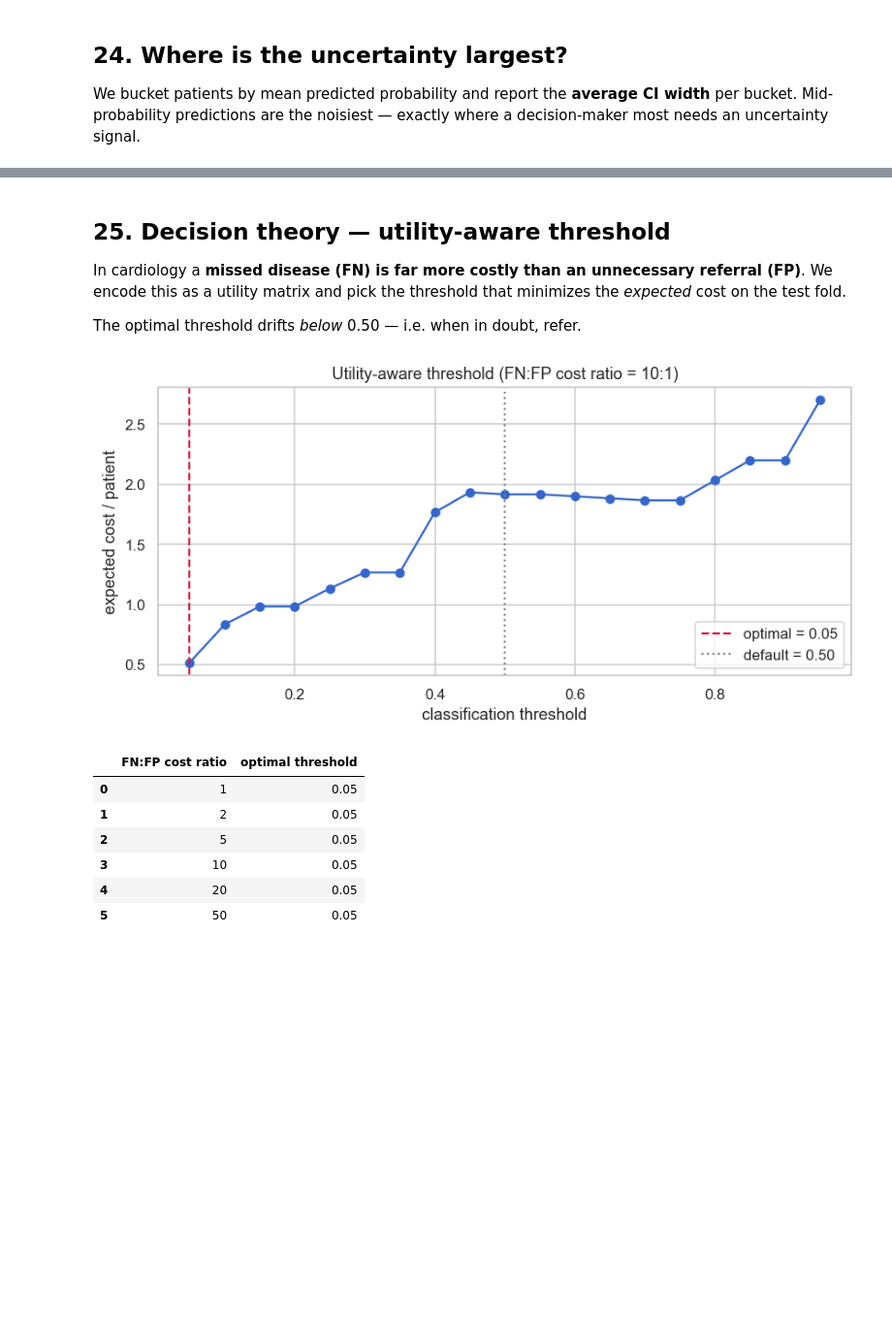
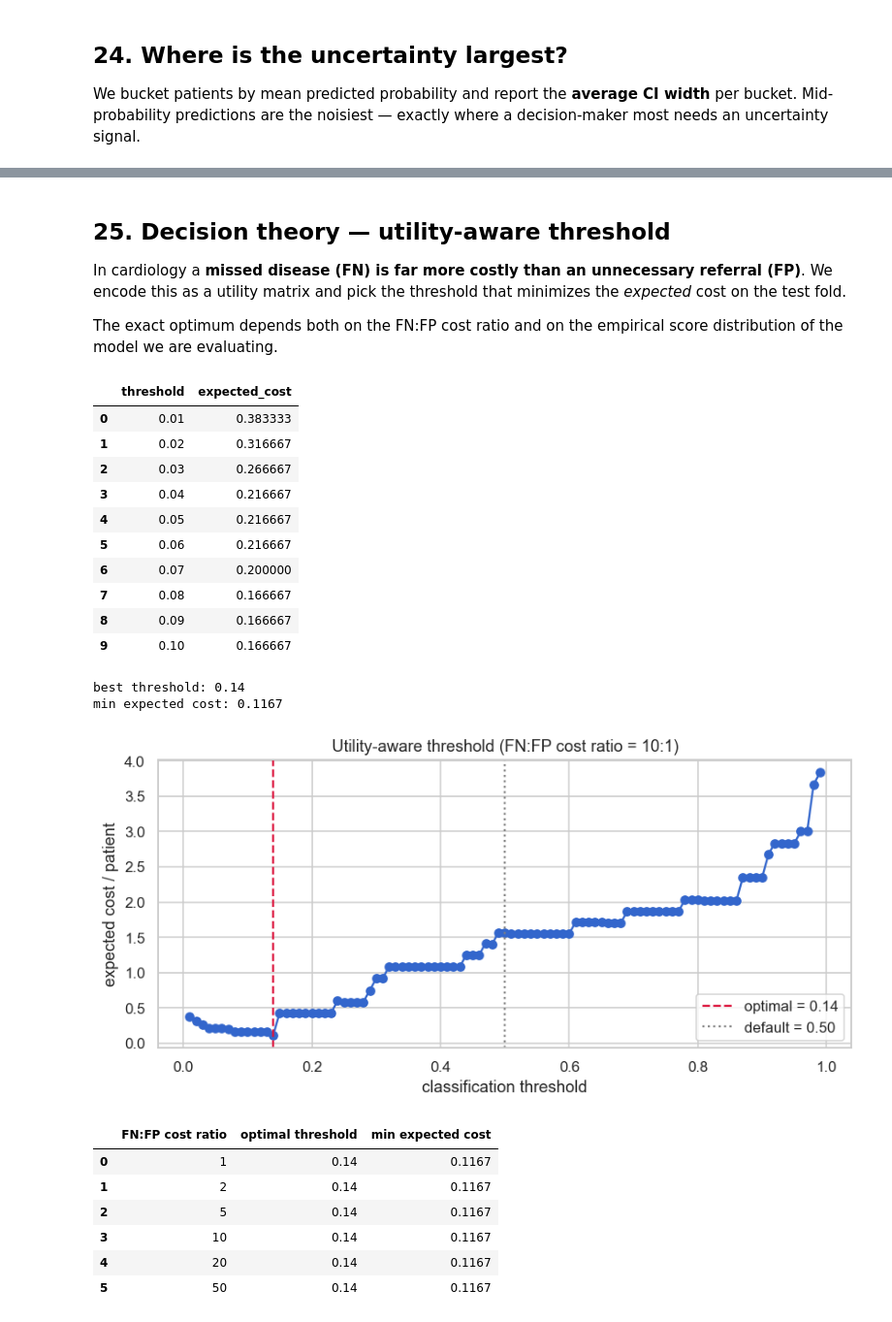
Before and after one commit to AustinWang98/bayesian-networks-for-heart-disease, a Jupyter notebook: main.ipynb, the cells around one changed output, grey strips where cells are left out. Shown at 97% size. Drawn from its saved outputs; the diff is of its cells as text; code cells hidden in the pictures; blank space fills up the shorter version.

Commit message:
Refine member4 analysis and threshold evaluation

```diff
--- a/main.ipynb
+++ b/main.ipynb
@@ -844,34 +840,61 @@ plt.tight_layout(); plt.show()
 
 In cardiology a **missed disease (FN) is far more costly than an unnecessary referral (FP)**. We encode this as a utility matrix and pick the threshold that minimizes the *expected* cost on the test fold.
 
-The optimal threshold drifts *below* 0.50 — i.e. when in doubt, refer.
+The exact optimum depends both on the FN:FP cost ratio and on the empirical score distribution of the model we are evaluating.
 # %%
 from src.uncertainty import UtilityMatrix, optimal_threshold
 
 util = UtilityMatrix(cost_fp=1.0, cost_fn=10.0)
-best_t, grid_df = optimal_threshold(y_test, bn_probs, utility=util)
+grid = np.linspace(0.01, 0.99, 99)
+best_t, grid_df = optimal_threshold(y_test, bn_hc_probs, utility=util, grid=grid)
+
+display(grid_df.head(10))
+print("best threshold:", round(float(best_t), 2))
+print("min expected cost:", round(float(grid_df['expected_cost'].min()), 4))
 
 fig, ax = plt.subplots(figsize=(8, 4))
 ax.plot(grid_df['threshold'], grid_df['expected_cost'], 'o-', color='#3366CC')
 ax.axvline(best_t, color='crimson', linestyle='--', label=f'optimal = {best_t:.2f}')
 ax.axvline(0.50, color='gray', linestyle=':', label='default = 0.50')
 ax.set_xlabel('classification threshold')
 ax.set_ylabel('expected cost / patient')
 ax.set_title('Utility-aware threshold (FN:FP cost ratio = 10:1)')
 ax.legend()
 plt.tight_layout(); plt.show()
 
 rows = []
 for ratio in [1, 2, 5, 10, 20, 50]:
-    t, _ = optimal_threshold(y_test, bn_probs, utility=UtilityMatrix(cost_fp=1.0, cost_fn=float(ratio)))
-    rows.append({'FN:FP cost ratio': ratio, 'optimal threshold': round(t, 2)})
+    t, df_ratio = optimal_threshold(
+        y_test,
+        bn_hc_probs,
+        utility=UtilityMatrix(cost_fp=1.0, cost_fn=float(ratio)),
+        grid=grid,
+    )
+    rows.append({
+        'FN:FP cost ratio': ratio,
+        'optimal threshold': round(float(t), 2),
+        'min expected cost': round(float(df_ratio['expected_cost'].min()), 4),
+    })
 display(pd.DataFrame(rows))
 # %% [output]
+|  | threshold | expected_cost |
+| 0 | 0.01 | 0.383333 |
+| 1 | 0.02 | 0.316667 |
+| 2 | 0.03 | 0.266667 |
+| 3 | 0.04 | 0.216667 |
+| 4 | 0.05 | 0.216667 |
+| 5 | 0.06 | 0.216667 |
+| 6 | 0.07 | 0.200000 |
+| 7 | 0.08 | 0.166667 |
+| 8 | 0.09 | 0.166667 |
+| 9 | 0.10 | 0.166667 |
+best threshold: 0.14
+min expected cost: 0.1167
-[figure, old version]
+[figure, new version]
-|  | FN:FP cost ratio | optimal threshold |
-| 0 | 1 | 0.05 |
-| 1 | 2 | 0.05 |
-| 2 | 5 | 0.05 |
-| 3 | 10 | 0.05 |
-| 4 | 20 | 0.05 |
-| 5 | 50 | 0.05 |
+|  | FN:FP cost ratio | optimal threshold | min expected cost |
+| 0 | 1 | 0.14 | 0.1167 |
+| 1 | 2 | 0.14 | 0.1167 |
+| 2 | 5 | 0.14 | 0.1167 |
+| 3 | 10 | 0.14 | 0.1167 |
+| 4 | 20 | 0.14 | 0.1167 |
+| 5 | 50 | 0.14 | 0.1167 |
```
Also changed, not shown: parts of 31 cells of this notebook, 2 other files.
